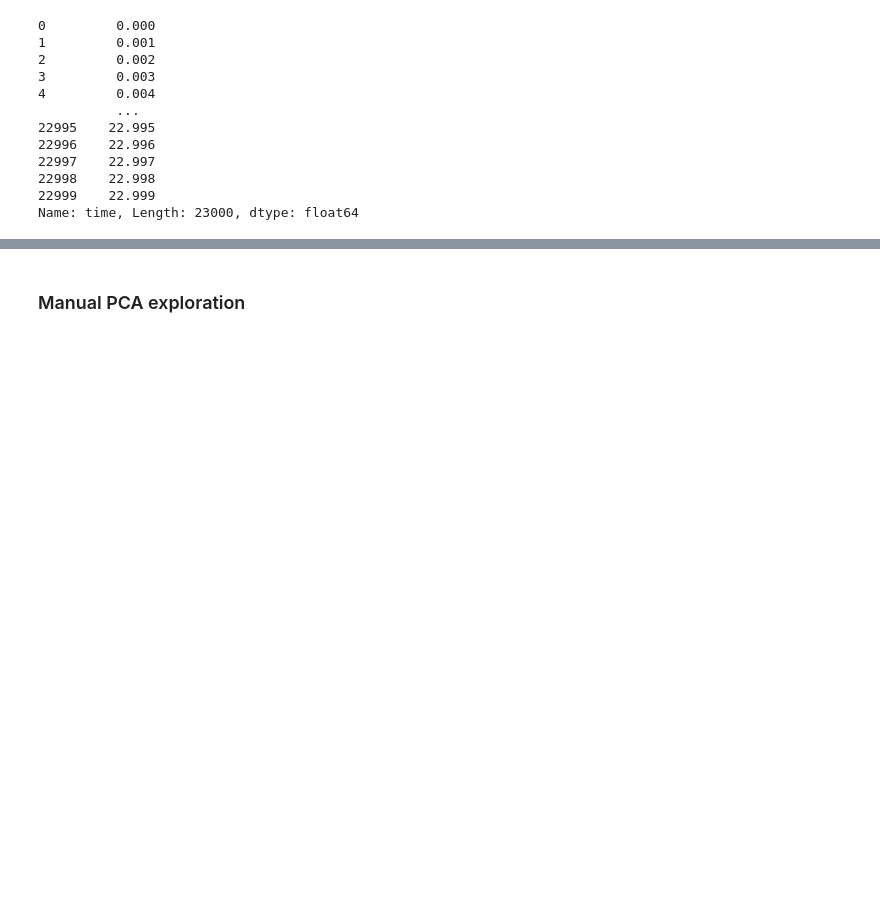
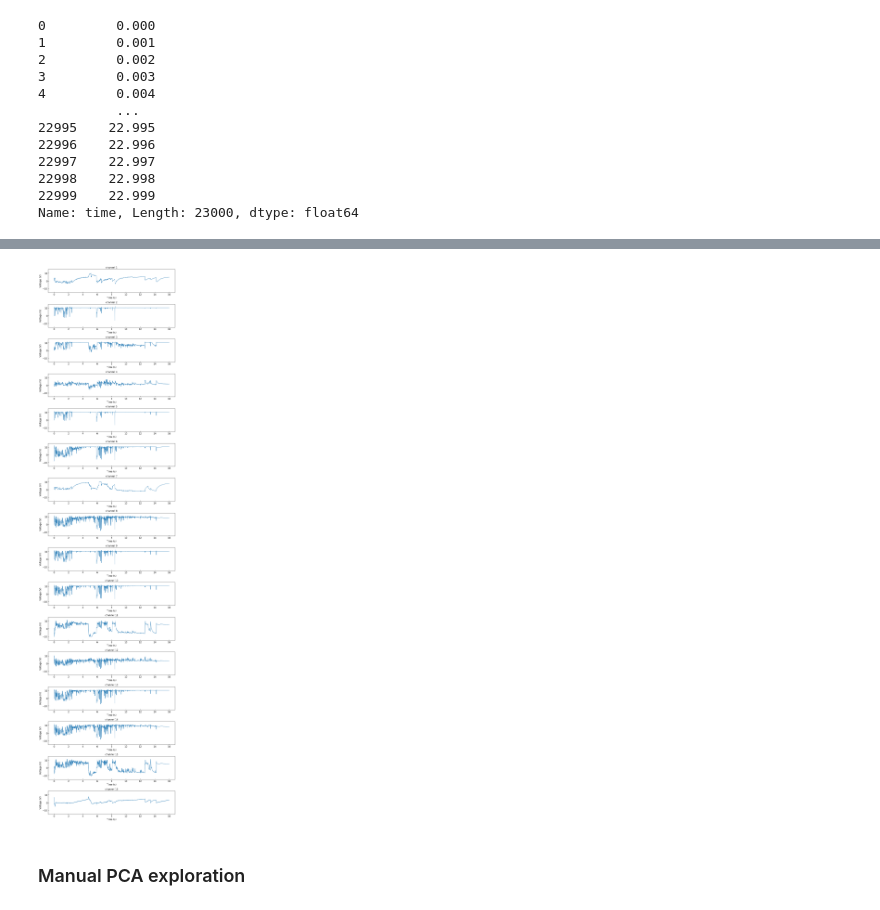
Before and after one commit to leobrowning92/plotting, a Jupyter notebook: example_mea_analysis_new.ipynb, the cells around one changed output, grey strips where cells are left out. Saved outputs shown, nothing was run; the diff lists cells and outputs as text; code cells hidden in the pictures; blank space fills up the shorter version.

```diff
--- a/example_mea_analysis_new.ipynb
+++ b/example_mea_analysis_new.ipynb
@@ -112,3 +131,8 @@ mea.plot_signal(vdf,smudf,faulty_channels,show=True)
+# %%
+mea.plot_stacked_voltages(vdf,faulty_channels,tr=(starttime,endtime),show=True)
+plt.savefig(f"plots/{imgname}_{starttime:0.0f}-{endtime:0.0f}s_without{faulty_channels}_individual_voltages.png")
+# %% [output]
+[figure, added]
 # %%
 dg, iei =mea.analyze_events(smudf,gthresh=0.01)
 # %%
```
Also changed, not shown: parts of 10 cells of this notebook, 1 other file.
